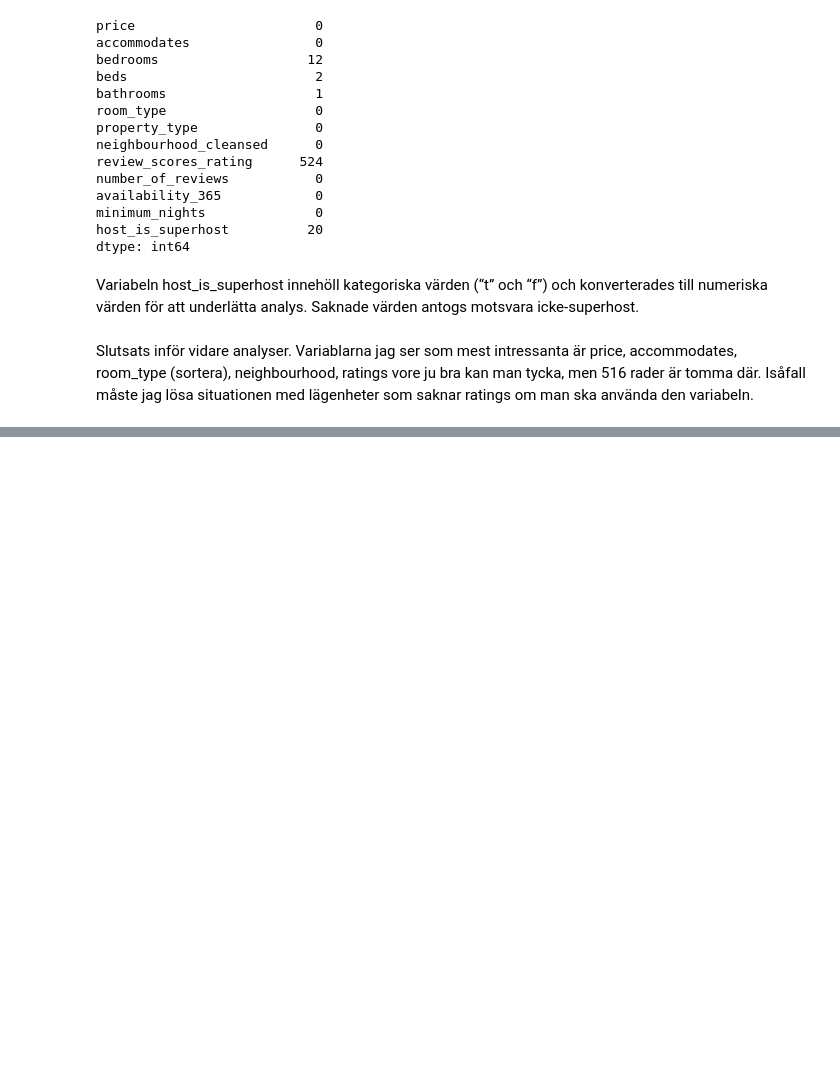
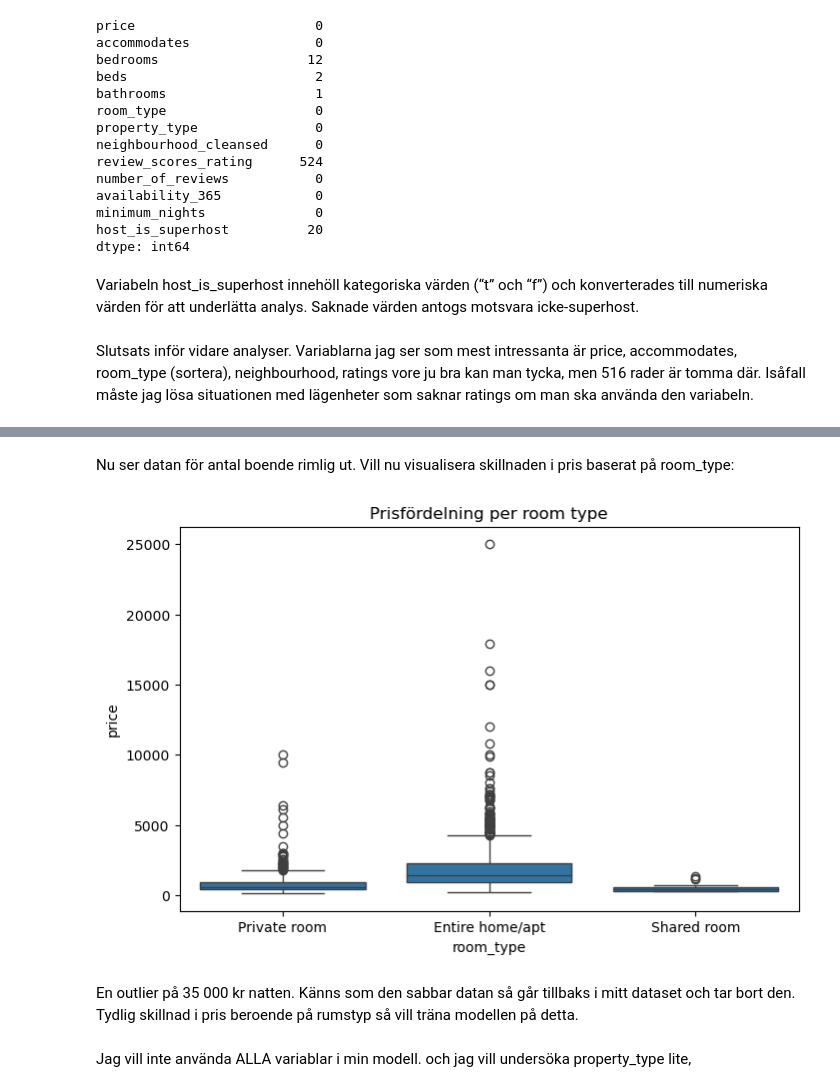
Before and after one commit to emilioano/AppliedAI, a Jupyter notebook: airbnb_prediction/airbnb_nick.ipynb, the cells around one changed output, grey strips where cells are left out. Saved outputs shown, nothing was run; the diff lists cells and outputs as text; code cells hidden in the pictures; blank space fills up the shorter version.

Commit message:
Trixy trix, kikar på property_type

```diff
--- a/airbnb_prediction/airbnb_nick.ipynb
+++ b/airbnb_prediction/airbnb_nick.ipynb
@@ -248,0 +352,7 @@ df = df.drop(columns=["beds"])
+# %%
+df = df[~(
+    ((df["room_type"] == "Private room") & (df["accommodates"] > 6)) |
+    ((df["room_type"] == "Shared room") & (df["accommodates"] > 8))
+)]
+
+#Tar bort alla enskilda rum med orimligt många boende
@@ -248,0 +379,16 @@ df = df.drop(columns=["beds"])
+# %% [markdown]
+Nu ser datan för antal boende rimlig ut. Vill nu visualisera skillnaden i pris baserat på room_type:
+# %%
+import seaborn as sns
+import matplotlib.pyplot as plt
+
+plt.figure(figsize=(8,5))
+sns.boxplot(x="room_type", y="price", data=df)
+plt.title("Prisfördelning per room type")
+plt.show()
+# %% [output]
+[figure, added]
+# %% [markdown]
+En outlier på 35 000 kr natten. Känns som den sabbar datan så går tillbaks i mitt dataset och tar bort den. Tydlig skillnad i pris beroende på rumstyp så vill träna modellen på detta.
+# %% [markdown]
+Jag vill inte använda ALLA variablar i min modell. och jag vill undersöka property_type lite,
```
Also changed, not shown: parts of 27 cells of this notebook.
